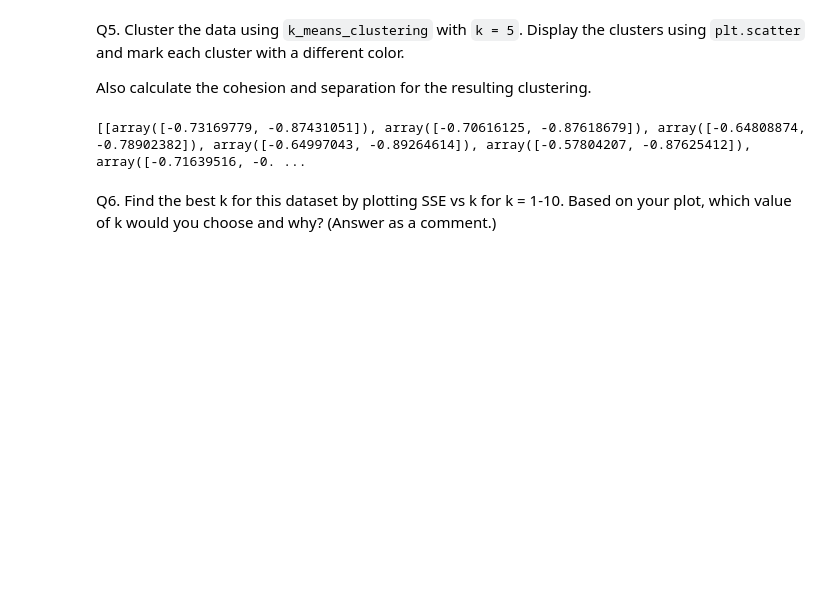
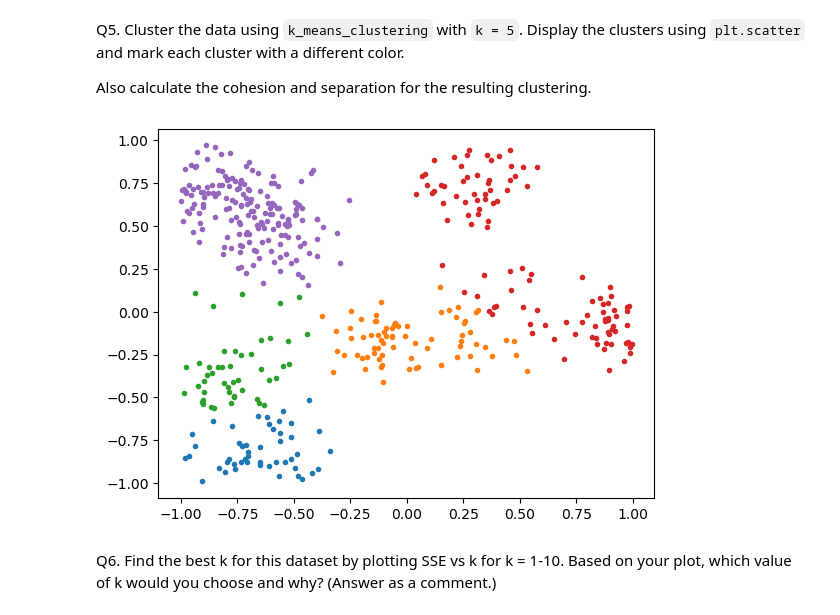
Before and after one commit to jakerm2002/Assignment-5-Clustering, a Jupyter notebook: HW5 - Clustering.ipynb, the cells around one changed output. Saved outputs shown, nothing was run; the diff lists cells and outputs as text; code cells hidden in the pictures; blank space fills up the shorter version.

Commit message:
clustering done

```diff
--- a/HW5 - Clustering.ipynb
+++ b/HW5 - Clustering.ipynb
@@ -58,17 +58,3 @@ def generate_clusters(data, mu):
     return clusters
 # %% [markdown]
 Q2. Implement the function `recompute_centroids` that returns the centroids given a set of input clusters.
-# %%
-def recompute_centroids(clusters):
-    # your code goes here
-
-    # loop over the clusters.
-    # clusters
-    return None
-# %%
-def recompute_centroids(clusters):
-    # your code goes here
-
-    # loop over the clusters.
-    # clusters
-    return None
@@ -81,3 +87,12 @@ def check_convergence(mu, previous_mu):
+# %%
+def check_convergence(mu, previous_mu):
+    # check if the previous centroids are the same as the current centroids
+    # your code goes here
+
+    # return True if they are the same, False otherwise
+    if np.array_equal(mu, previous_mu):
+        return True
+    return False
 # %% [markdown]
 Q4. Implement the function `k_means_clustering` that returns k clusters along with their centroids, given the input dataset and the desired number of clusters (`k`).
 
@@ -92,17 +107,32 @@ def k_means_clustering(data, k):
     mu = data[:k]
     clusters = generate_clusters(data, mu)
 
-    print(clusters)
+    while True:
+        previous_mu = mu
+        mu = recompute_centroids(clusters)
+        clusters = generate_clusters(data, mu)
+        if check_convergence(mu, previous_mu):
+            break
 
     return(mu, clusters)
 # %% [markdown]
 Q5. Cluster the data using `k_means_clustering` with `k = 5`. Display the clusters using `plt.scatter` and mark each cluster with a different color.
 
 Also calculate the cohesion and separation for the resulting clustering.
-# %%
-# your code goes here
-mu, clusters = k_means_clustering(data, 5)
-# %% [output]
-[[array([-0.73169779, -0.87431051]), array([-0.70616125, -0.87618679]), array([-0.64808874, -0.78902382]), array([-0.64997043, -0.89264614]), array([-0.57804207, -0.87625412]), array([-0.71639516, -0. ...
+# %%
+# your code goes here
+mu, clusters = k_means_clustering(data, 5)
+
+# plot the clusters
+for i in range(len(clusters)):
+    cluster = clusters[i]
+    x = []
+    y = []
+    for j in range(len(cluster)):
+        x.append(cluster[j][0])
+        y.append(cluster[j][1])
+    plt.scatter(x,y, marker='.')
+# %% [output]
+[figure, added]
 # %% [markdown]
 Q6. Find the best k for this dataset by plotting SSE vs k for k = 1-10. Based on your plot, which value of k would you choose and why? (Answer as a comment.)
```
Also changed, not shown: parts of 4 cells of this notebook.
